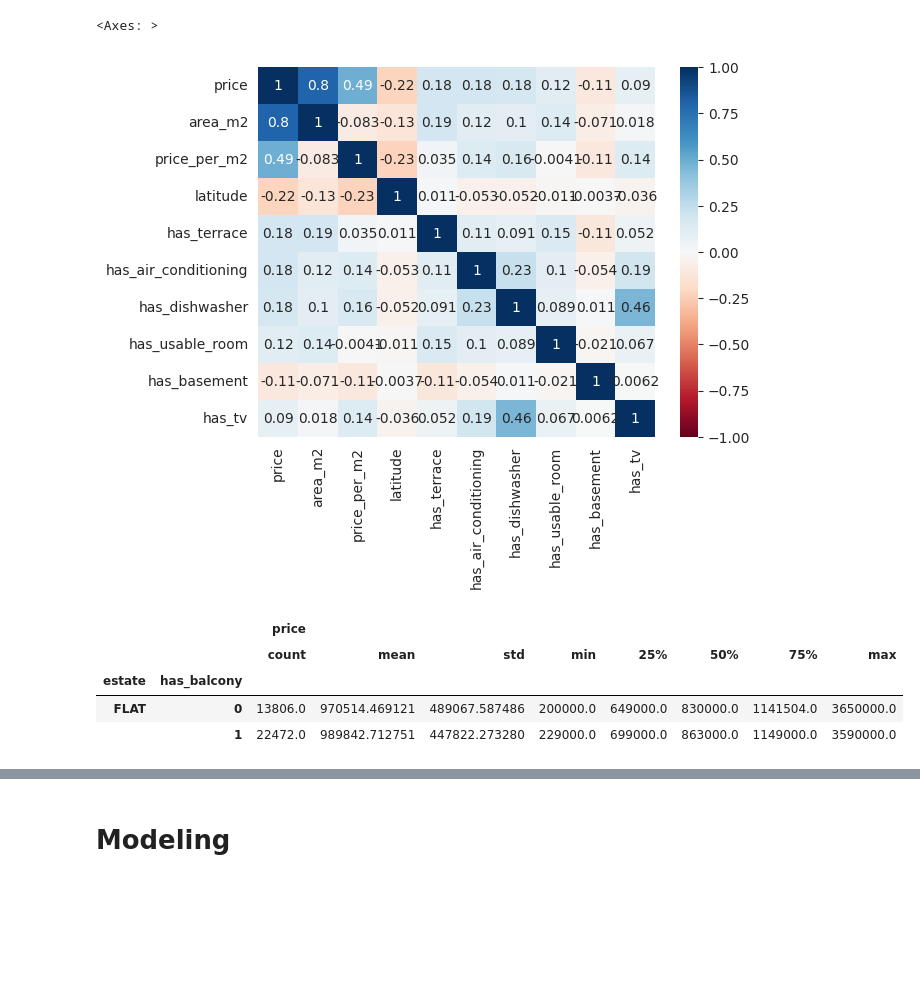
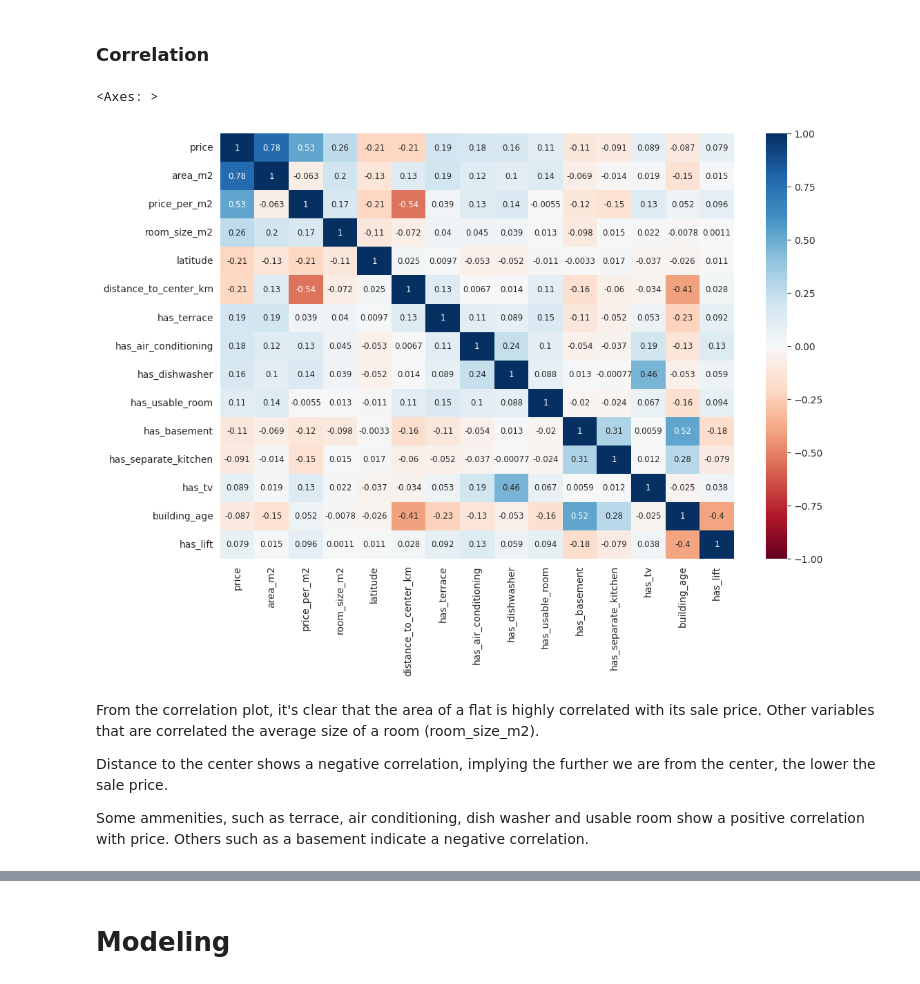
Before and after one commit to scarcamo/ml2-project, a Jupyter notebook: regression.ipynb, the cells around one changed output, grey strips where cells are left out. Drawn from its saved outputs; the diff is of its cells as text; code cells hidden in the pictures; blank space fills up the shorter version.

```diff
--- a/regression.ipynb
+++ b/regression.ipynb
@@ -64,3 +116,11 @@ df = df[cond1&cond2&cond3&cond4&cond5&cond6].reset_index(drop=True)
+# %%
+df["building_material"] = df["building_material"].replace("[]", "MISSING")
+top_building_material = df["building_material"].value_counts().index[:6]
+df["building_material"] = df["building_material"].apply(lambda x: x if x in top_building_material else "OTHER")
+# %%
+df['rooms_number'] = df['rooms_number'].replace('5|6|7|8|9|10', 'MORE', regex=True)
+category_order = ['1', '2', '3', 'MORE']
+df['rooms_number'] = pd.Categorical(df['rooms_number'], categories=category_order, ordered=True)
 # %%
 df.shape
 # %% [output]
@@ -291,21 +292,0 @@ top_districts = distrincts[distrincts>100][:15].index.values
-# %%
-plot_data = df[df['district'].isin(top_districts)].copy()
-
-# Set up the plotting style
-sns.set_style("whitegrid")
-#plt.style.use('seaborn')
-
-# Create a figure with subplots
-fig = plt.figure(figsize=(15, 10))
-
-
-sns.boxplot(data=plot_data,
-            x='price',
-            y='district',
-            orient='h',
-            palette='viridis')
-plt.title('Price Distribution by District')
-plt.xlabel('Price')
-
-# Adjust layout
-plt.tight_layout()
@@ -317,26 +327,36 @@ Passing `palette` without assigning `hue` is deprecated and will be removed in v
+# %%
+log_transform_cols = ['area_m2', 'floor_number', 'building_age',
+                       'building_floors_num', 'distance_to_center_km', 'room_size_m2', 'floor_ratio' ]
+
+scale_cols = ['latitude', 'longitude',  ]
+
+if 'building_year' in df.columns:
+    df.drop(columns=['building_year'], inplace=True)
+# %% [markdown]
+### Correlation
 # %%
 numeric_cols = df.select_dtypes(include=np.number).columns
 
 
 
-#plt.figure(figsize=(10, 10))
-top_features = df[numeric_cols].corr()['price'].sort_values(ascending=False).abs().nlargest(10)
+plt.figure(figsize=(12, 8))
+top_features = df[numeric_cols].corr()['price'].sort_values(ascending=False).abs().nlargest(15)
 top_corr = df[top_features.index].corr()
 
 sns.heatmap(top_corr,
             annot=True,
             cmap='RdBu',
             vmin=-1,
             vmax=1,
-            center=0)
+            center=0,
+            annot_kws={"size": "small"}
+            )
 # %% [output]
 <Axes: >
-[figure, old version]
+[figure, new version]
-# %%
-df.groupby(['estate', 'has_balcony']).agg({'price': 'describe'})
-# %% [output]
-|  |  | price |  |  |  |  |  |  |  |
-|  |  | count | mean | std | min | 25% | 50% | 75% | max |
-| estate | has_balcony |  |  |  |  |  |  |  |  |
-| FLAT | 0 | 13806.0 | 970514.469121 | 489067.587486 | 200000.0 | 649000.0 | 830000.0 | 1141504.0 | 3650000.0 |
-|  | 1 | 22472.0 | 989842.712751 | 447822.273280 | 229000.0 | 699000.0 | 863000.0 | 1149000.0 | 3590000.0 |
+# %% [markdown]
+From the correlation plot, it's clear that the area of a flat is highly correlated with its sale price. Other variables that are correlated the average size of a room (room_size_m2).
+
+Distance to the center shows a negative correlation, implying the further we are from the center, the lower the sale price.
+
+Some ammenities, such as terrace, air conditioning, dish washer and usable room show a positive correlation with price. Others such as a basement indicate a negative correlation.
```
Also changed, not shown: parts of 62 cells of this notebook, 3 other files.
